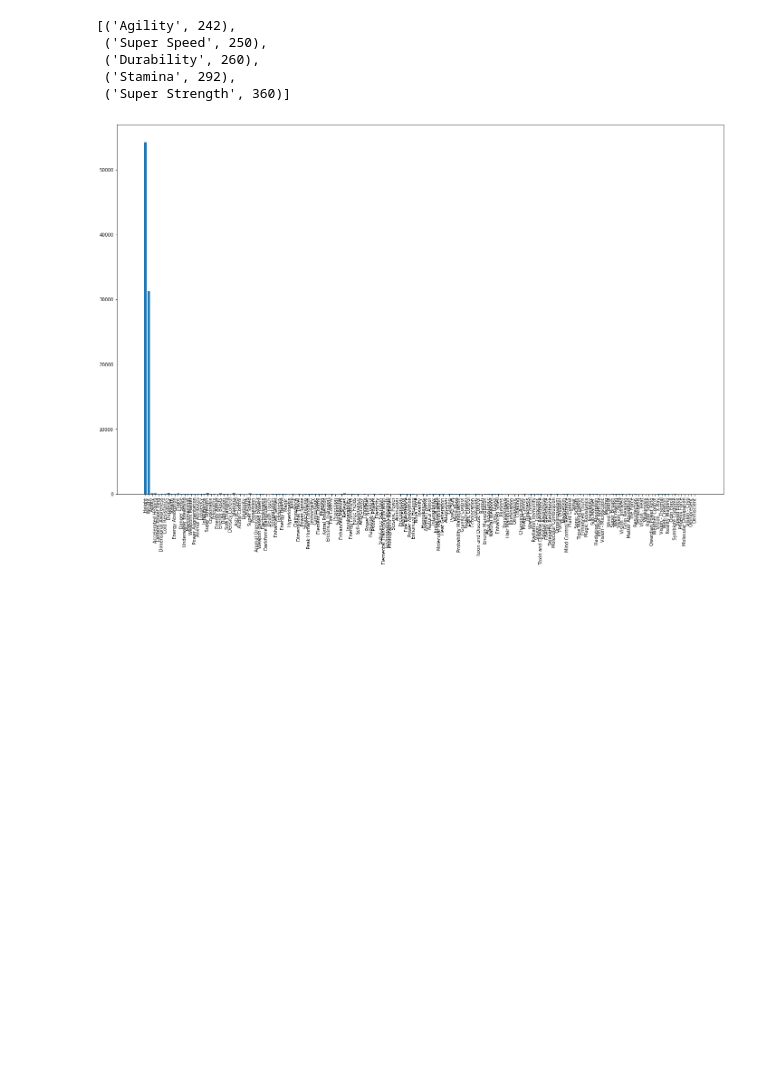
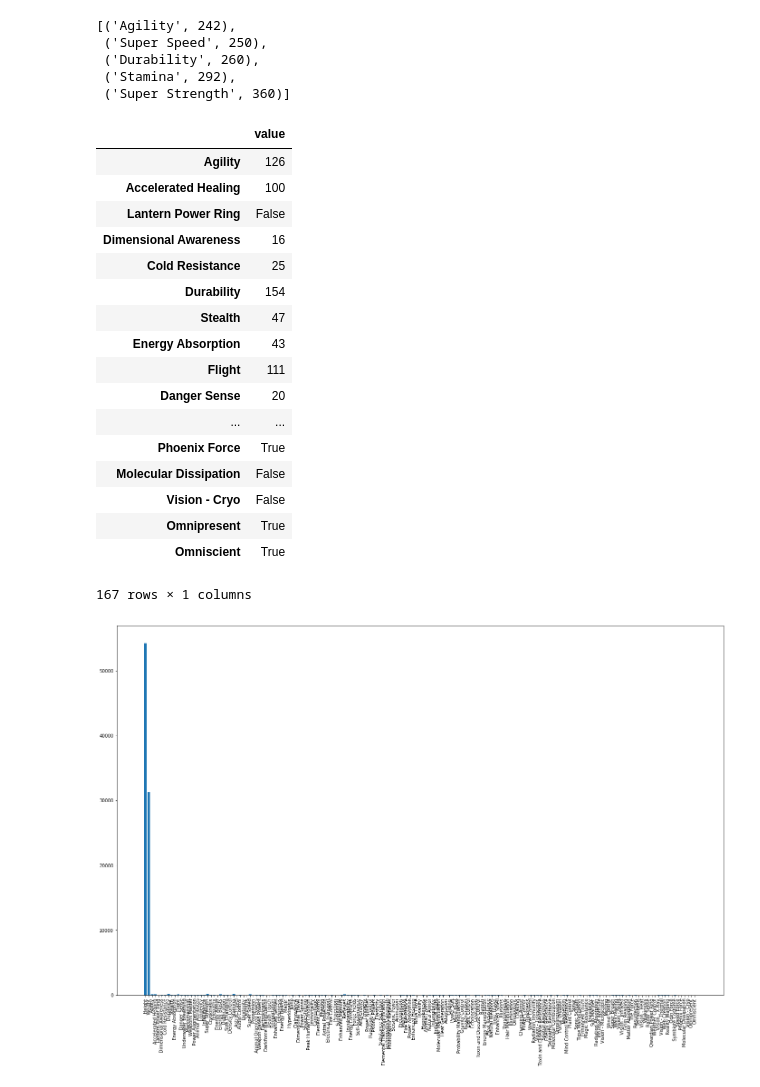
Before and after one commit to ortsed/dsc-data-cleaning-project-dc-ds-career-042219, a Jupyter notebook: index.ipynb, the cells around one changed output. Drawn from its saved outputs; the diff is of its cells as text; code cells hidden in the pictures; blank space fills up the shorter version.

```diff
--- a/index.ipynb
+++ b/index.ipynb
@@ -294,6 +294,27 @@ marvel = pd.DataFrame(marvel)
 marvel.columns = ["value"]
 # %%
 marvel = marvel[pd.to_numeric(marvel["value"], errors='coerce').notnull()]
+# %%
+marvel.drop(index=["Height","Weight"])
+# %% [output]
+|  | value |
+| Agility | 126 |
+| Accelerated Healing | 100 |
+| Lantern Power Ring | False |
+| Dimensional Awareness | 16 |
+| Cold Resistance | 25 |
+| Durability | 154 |
+| Stealth | 47 |
+| Energy Absorption | 43 |
+| Flight | 111 |
+| Danger Sense | 20 |
+| ... | ... |
+| Phoenix Force | True |
+| Molecular Dissipation | False |
+| Vision - Cryo | False |
+| Omnipresent | True |
+| Omniscient | True |
+167 rows × 1 columns
 # %%
 plt.figure(figsize=(24,15))
 plt.bar(marvel.index, marvel["value"])
```
